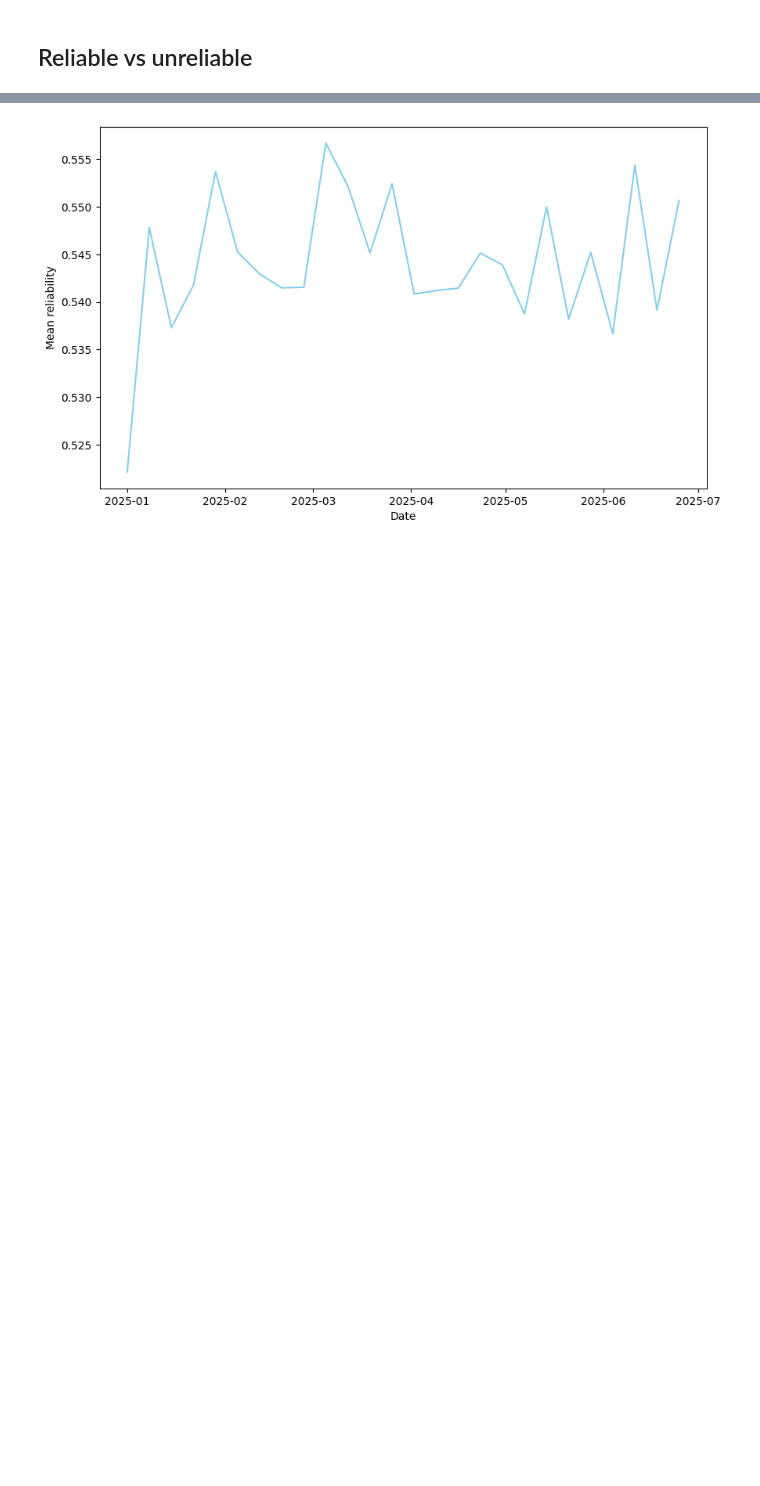
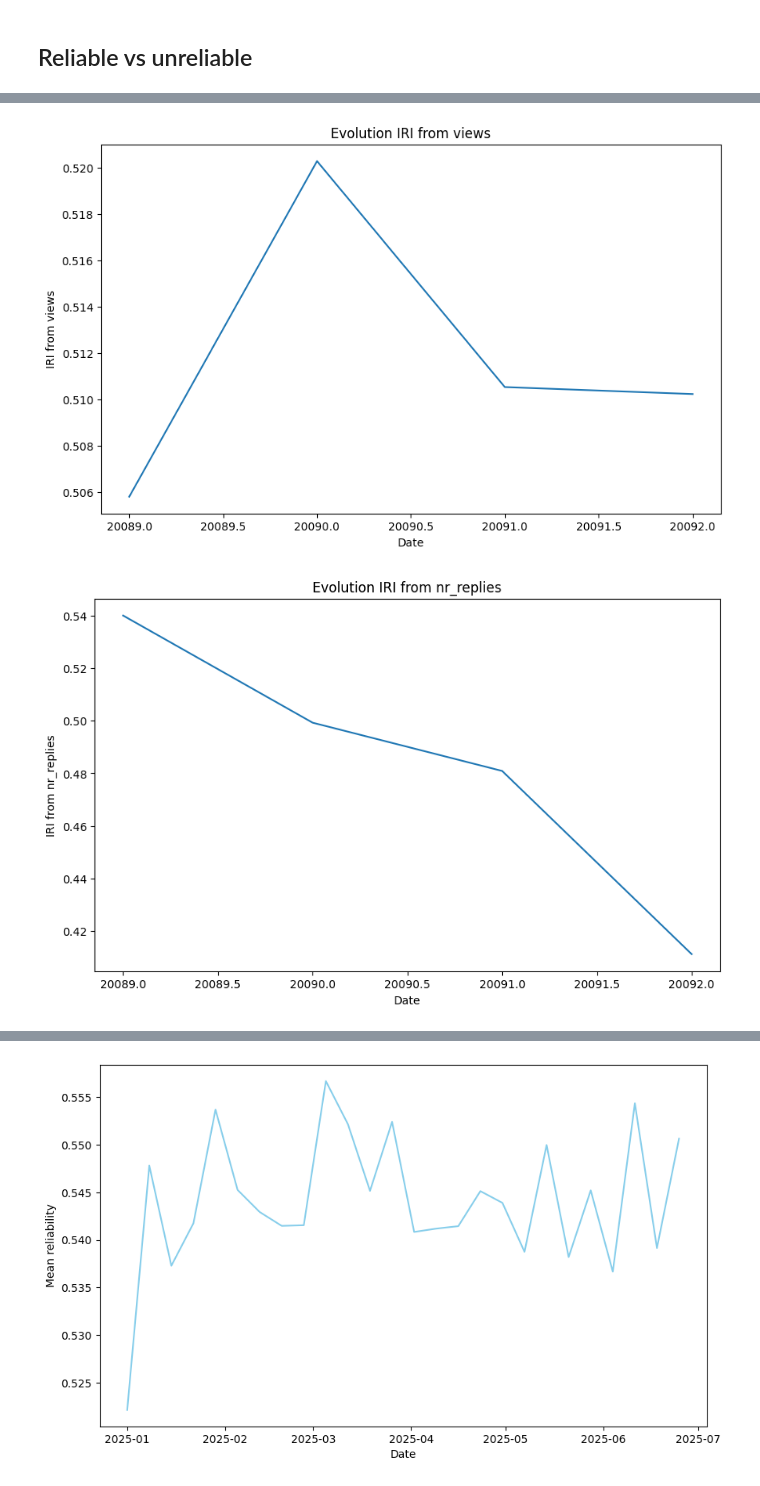
Before and after one commit to TLouf/AI4trust-observatory, a Jupyter notebook: viz.ipynb, the cells around one changed output, grey strips where cells are left out. Saved outputs shown, nothing was run; the diff lists cells and outputs as text; code cells hidden in the pictures; blank space fills up the shorter version.

```diff
--- a/viz.ipynb
+++ b/viz.ipynb
@@ -221,7 +224,0 @@ fig.show()
-# %%
-for eng_type in eng_cols:
-    fig, ax = plt.subplots(figsize=(10, 6))
-    ax.plot('date', f'iri_{eng_type}', data=url_stats_evol, color='skyblue')
-    ax.set_xlabel('Date')
-    ax.set_ylabel(f'IRI from {eng_type}')
-    fig.show()
@@ -232,0 +225,23 @@ for eng_type in eng_cols:
+# %%
+for eng_type in eng_cols:
+    plot_path = Path(f'daily_{eng_type}_IRI.json')
+    plot_d = {'data': url_stats_evol.to_dict(as_series=False)}
+    plot_d['title'] = f'Evolution IRI from {eng_type}'
+    plot_d['xlabel'] = 'Date'
+    plot_d['ylabel'] = f'IRI from {eng_type}'
+    plot_d['x_data'] = 'date'
+    plot_d['y_data'] = f'iri_{eng_type}'
+    plot_d['chart_type'] = 'line'
+    plot_d['platform'] = 'Telegram'
+    obs.io.save_dict(plot_d, plot_path)
+# %%
+for eng_type in eng_cols:
+    plot_path = Path(f'daily_{eng_type}_IRI.json')
+    plot_d = obs.io.load_dict(plot_path)
+    df = obs.io.df_from_data_d(plot_d["data"])
+    fig, ax = plt.subplots(figsize=(10, 6))
+    ax = obs.viz.plot_from_d(df, plot_d, ax)
+    fig.show()
+# %% [output]
+[figure, added]
+[figure, added]
```
Also changed, not shown: parts of 13 cells of this notebook.
